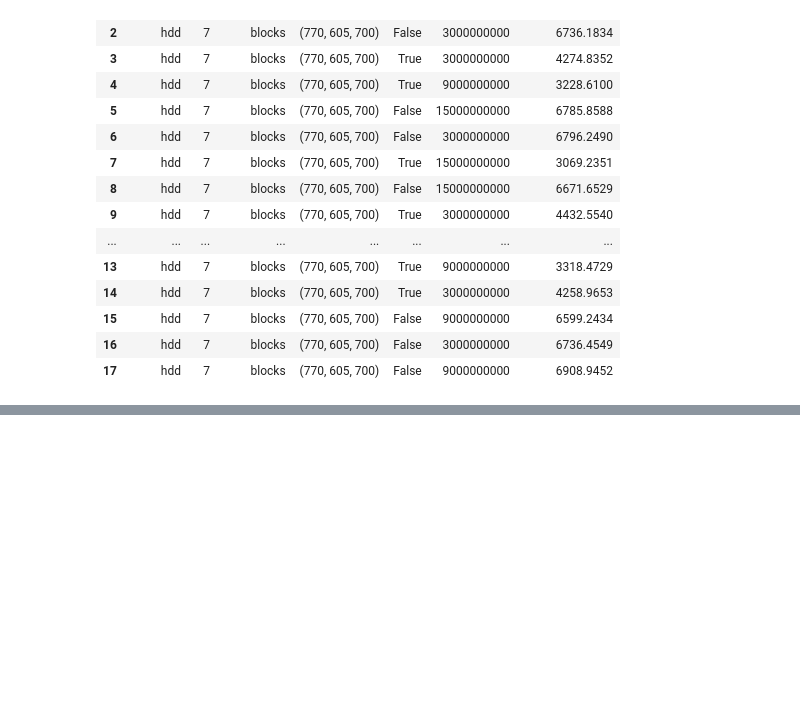
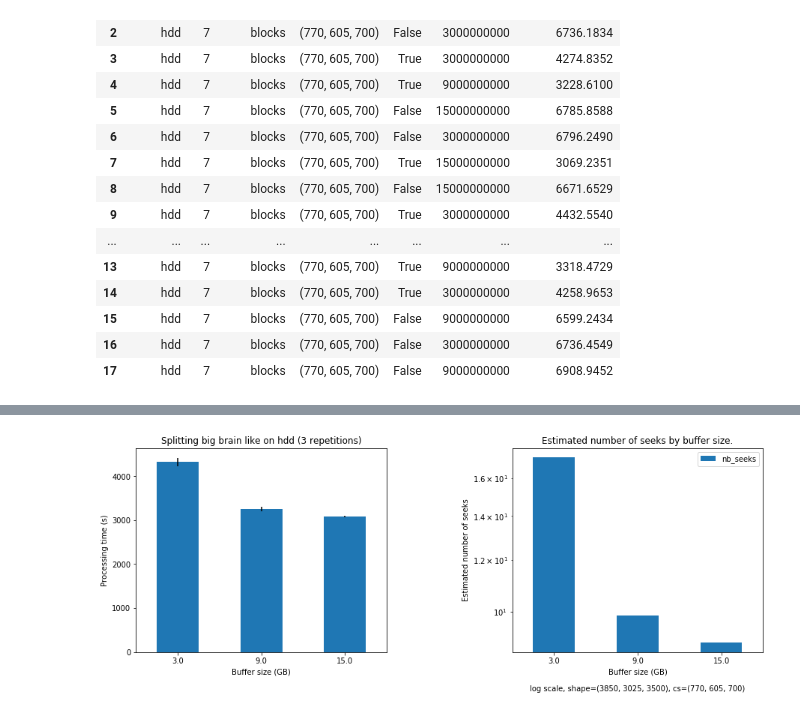
Before and after one commit to GTimothee/dask_io_experiments, a Jupyter notebook: notebooks/experiment1_results.ipynb, the cells around one changed output, grey strips where cells are left out. Cells and saved outputs as stored; diff of their text form; code cells hidden in the pictures; blank space fills up the shorter version.

Commit message:
added computation of chunk sizes inside seekmodel + graph of processing time x buffer size x nb seeks

```diff
--- a/notebooks/experiment1_results.ipynb
+++ b/notebooks/experiment1_results.ipynb
@@ -87,0 +83,7 @@ df_opti.groupby('buffer_size')['processing_time'].mean().plot(kind='bar')
+# %%
+# format data for plotting
+ONE_GIG = 1000000000
+df_opti["buffer_size"] = df_opti["buffer_size"] / ONE_GIG
+means = df_opti.groupby('buffer_size')['processing_time'].mean()
+stds = df_opti.groupby('buffer_size')['processing_time'].std()
+print(means, '\n', stds)
@@ -87,0 +154,26 @@ df_opti.groupby('buffer_size')['processing_time'].mean().plot(kind='bar')
+# %%
+reps = len(df_opti.groupby('buffer_size'))
+array_type = "big brain like"
+mem_type = "hdd"
+
+# creating a new figure
+fig, axes = plt.pyplot.subplots(nrows=1, ncols=2, figsize=(15,5))
+
+curr_axes = axes[0]
+title = f"Splitting {array_type} on {mem_type} ({reps} repetitions)"
+means.plot(kind='bar', yerr=stds, rot=0, ax=curr_axes)
+curr_axes.set_xlabel('Buffer size (GB)')
+curr_axes.set_ylabel('Processing time (s)')
+curr_axes.title.set_text(title)
+
+curr_axes = axes[1]
+title = f"Estimated number of seeks by buffer size."
+description = f'log scale, shape={shape}, cs={chunks_shape}'
+seeks_df.plot(kind='bar', rot=0, ax=curr_axes, logy=True)
+curr_axes.set_xlabel('Buffer size (GB)' + '\n\n' + description)
+curr_axes.set_ylabel('Estimated number of seeks')
+curr_axes.title.set_text(title)
+
+plt.pyplot.subplots_adjust(wspace=0.5, hspace=0.5)
+# %% [output]
+[figure, added]
```
Also changed, not shown: parts of 4 cells of this notebook, 3 other files.
